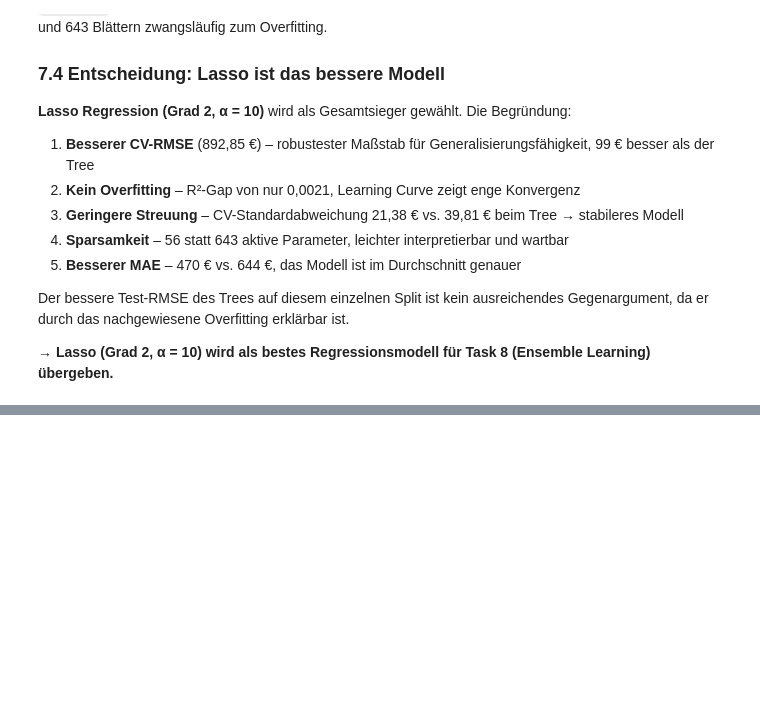
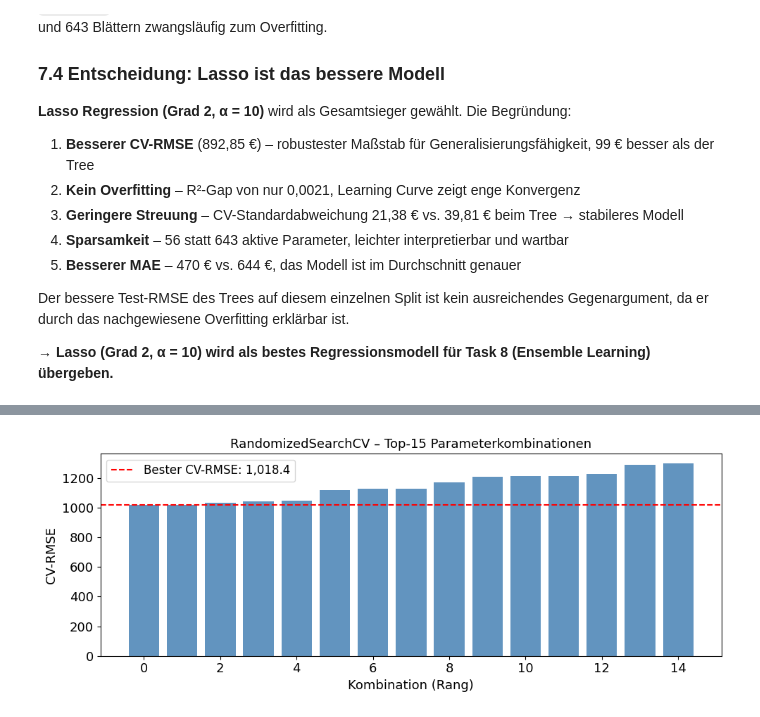
Before and after one commit to PatrickSchubert-Munich/DataScience_and_ML_Assignment, a Jupyter notebook: 02_regression/Assignment_02_2130238.ipynb, the cells around one changed output, grey strips where cells are left out. Saved outputs shown, nothing was run; the diff lists cells and outputs as text; code cells hidden in the pictures; blank space fills up the shorter version.

```diff
--- a/02_regression/Assignment_02_2130238.ipynb
+++ b/02_regression/Assignment_02_2130238.ipynb
@@ -1487,0 +1577,27 @@ Der bessere Test-RMSE des Trees auf diesem einzelnen Split ist kein ausreichende
+# %%
+param_dist = {
+    'n_estimators':      [100, 200, 300, 500],
+    'max_depth':         [5, 10, 15, 20, None],
+    'min_samples_split': [2, 5, 10, 20],
+    'min_samples_leaf':  [1, 2, 5, 10],
+    'max_features':      ['sqrt', 'log2', 0.3]
+}
+
+rf_search = RandomizedSearchCV(
+    estimator=RandomForestRegressor(random_state=RANDOM_STATE, n_jobs=-1),
+    param_distributions=param_dist,
+    n_iter=40,
+    scoring='neg_root_mean_squared_error',
+    cv=5,
+    random_state=RANDOM_STATE,
+    n_jobs=-1,
+    refit=True
+)
+
+rf_search.fit(X_train, y_train)
+best_rf = rf_search.best_estimator_
+
+print('Beste Hyperparameter:')
+for k, v in rf_search.best_params_.items():
+    print(f'  {k}: {v}')
+print(f'\nBester CV-RMSE (RandomizedSearchCV): {-rf_search.best_score_:,.4f}')
@@ -1487,0 +1666,18 @@ Der bessere Test-RMSE des Trees auf diesem einzelnen Split ist kein ausreichende
+# %%
+# 1) Top-15 RandomizedSearchCV-Ergebnisse
+cv_results = pd.DataFrame(rf_search.cv_results_)
+cv_results['rmse'] = -cv_results['mean_test_score']
+top15 = cv_results.nsmallest(15, 'rmse').reset_index(drop=True)
+
+plt.figure(figsize=(10, 4))
+plt.bar(range(len(top15)), top15['rmse'], color='steelblue', alpha=0.85)
+plt.axhline(top15['rmse'].min(), color='red', linestyle='--',
+            label=f'Bester CV-RMSE: {top15["rmse"].min():,.1f}')
+plt.xlabel('Kombination (Rang)')
+plt.ylabel('CV-RMSE')
+plt.title('RandomizedSearchCV – Top-15 Parameterkombinationen')
+plt.legend()
+plt.tight_layout()
+plt.show()
+# %% [output]
+[figure, added]
```
Also changed, not shown: parts of 30 cells of this notebook.
